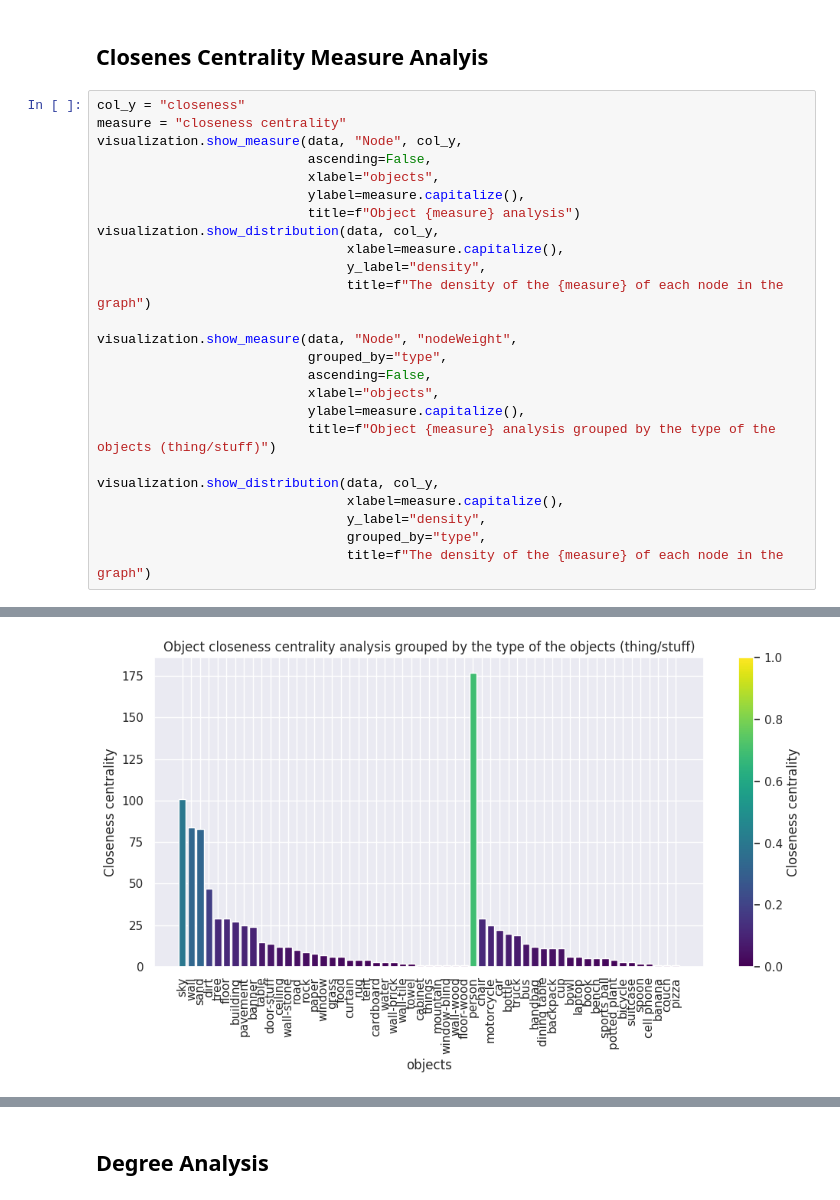
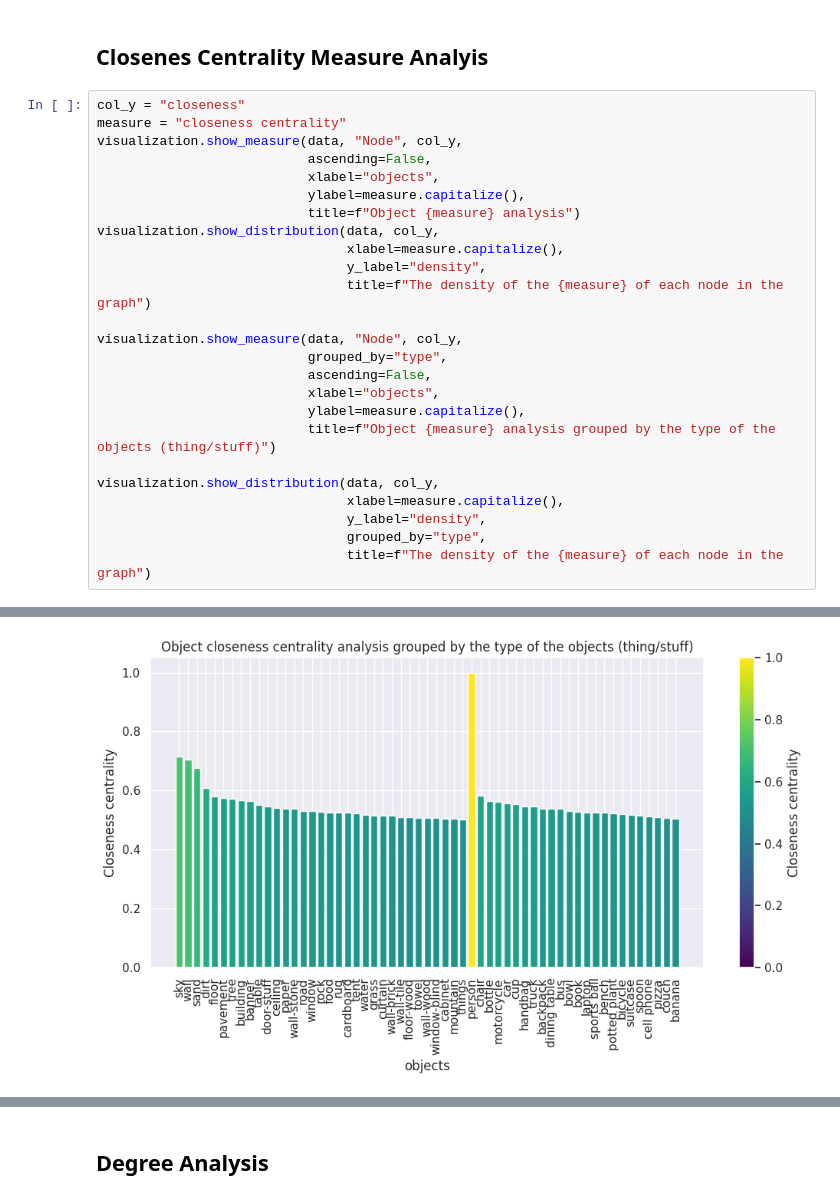
Before and after one commit to Billal-MOKHTARI/Image-Analysis-and-Object-Detection-Using-Deep-Learning, a Jupyter notebook: notebooks/3. Image_Object_Analysis.ipynb, the cells around one changed output, grey strips where cells are left out. Cells and saved outputs as stored; diff of their text form.

```diff
--- a/notebooks/3. Image_Object_Analysis.ipynb
+++ b/notebooks/3. Image_Object_Analysis.ipynb
@@ -72,32 +72,32 @@ visualization.show_distribution(data, col_y,
 # %%
 col_y = "closeness"
 measure = "closeness centrality"
 visualization.show_measure(data, "Node", col_y,
                            ascending=False,
                            xlabel="objects",
                            ylabel=measure.capitalize(),
                            title=f"Object {measure} analysis")
 visualization.show_distribution(data, col_y,
                                 xlabel=measure.capitalize(),
                                 y_label="density",
                                 title=f"The density of the {measure} of each node in the graph")
 
-visualization.show_measure(data, "Node", "nodeWeight",
+visualization.show_measure(data, "Node", col_y,
                            grouped_by="type",
                            ascending=False,
                            xlabel="objects",
                            ylabel=measure.capitalize(),
                            title=f"Object {measure} analysis grouped by the type of the objects (thing/stuff)")
 
 visualization.show_distribution(data, col_y,
                                 xlabel=measure.capitalize(),
                                 y_label="density",
                                 grouped_by="type",
                                 title=f"The density of the {measure} of each node in the graph")
 # %% [output]
 [figure]
 [figure]
-[figure, old version]
+[figure, new version]
 [figure]
 # %% [markdown]
 ## Degree Analysis
```
Also changed, not shown: parts of 3 cells of this notebook, 1 other file.
